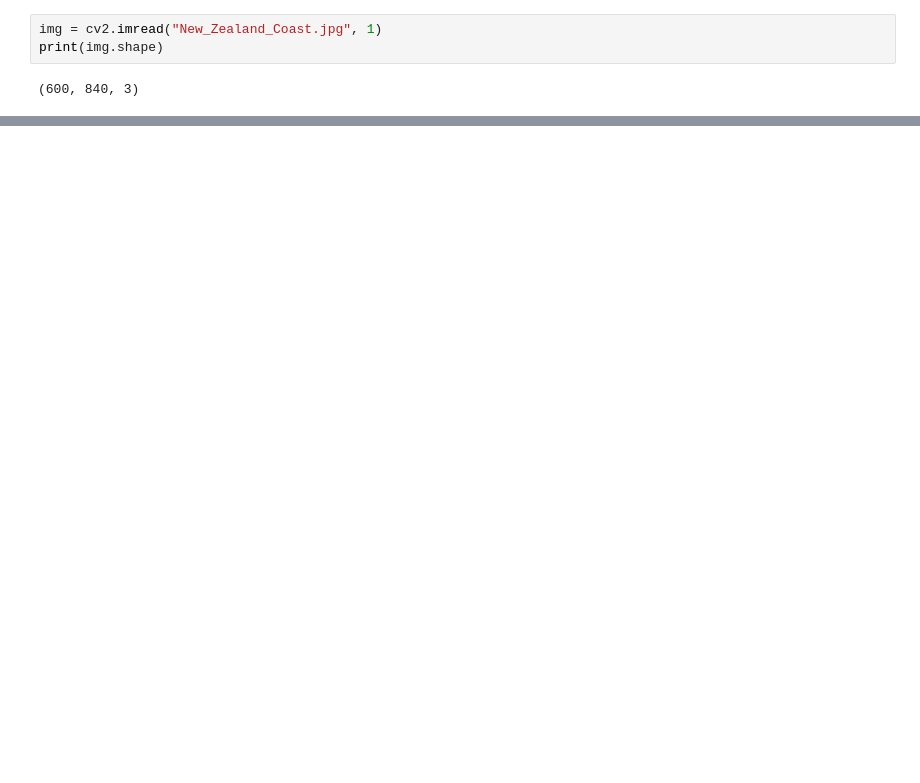
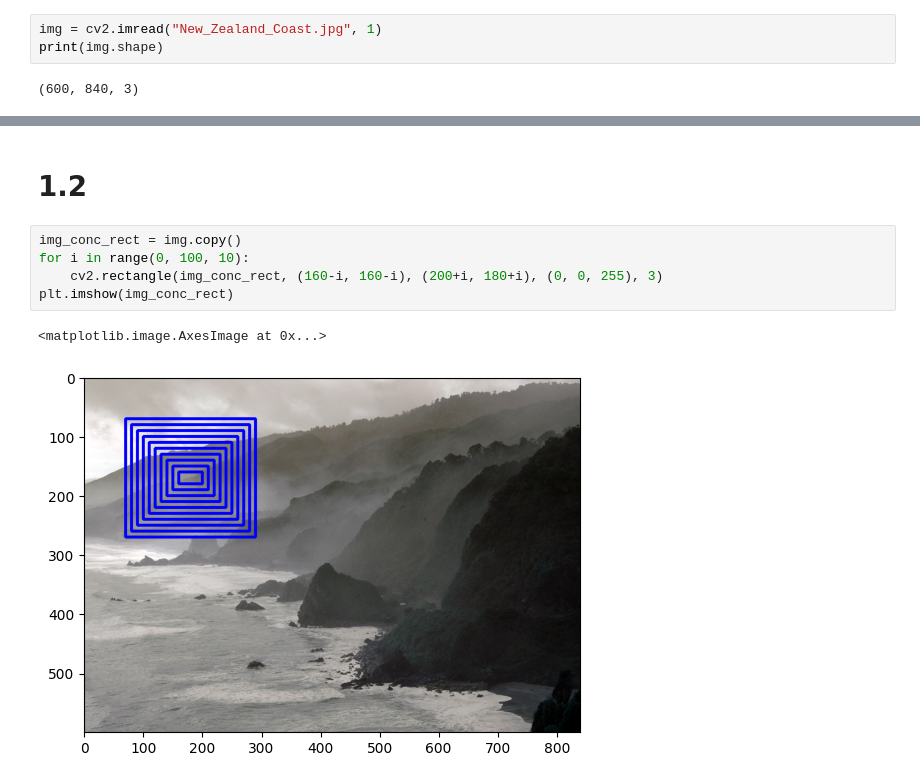
Before and after one commit to impala-tape/cmc_msu_ml, a Jupyter notebook: Data_analisis/Sem3/sem3_hw.ipynb, the cells around one changed output, grey strips where cells are left out. Saved outputs shown, nothing was run; the diff lists cells and outputs as text; blank space fills up the shorter version.

```diff
--- a/Data_analisis/Sem3/sem3_hw.ipynb
+++ b/Data_analisis/Sem3/sem3_hw.ipynb
@@ -15,0 +45,10 @@ plt.imshow(img)
+# %% [markdown]
+# 1.2
+# %%
+img_conc_rect = img.copy()
+for i in range(0, 100, 10):
+    cv2.rectangle(img_conc_rect, (160-i, 160-i), (200+i, 180+i), (0, 0, 255), 3)
+plt.imshow(img_conc_rect)
+# %% [output]
+<matplotlib.image.AxesImage at 0x...>
+[figure, added]
```
Also changed, not shown: parts of 8 cells of this notebook, 1 other file.
